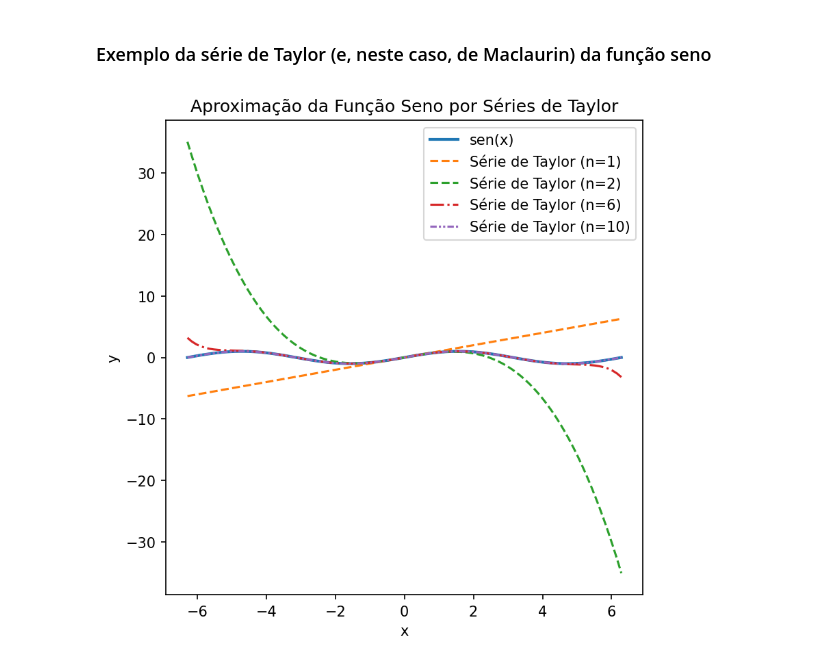
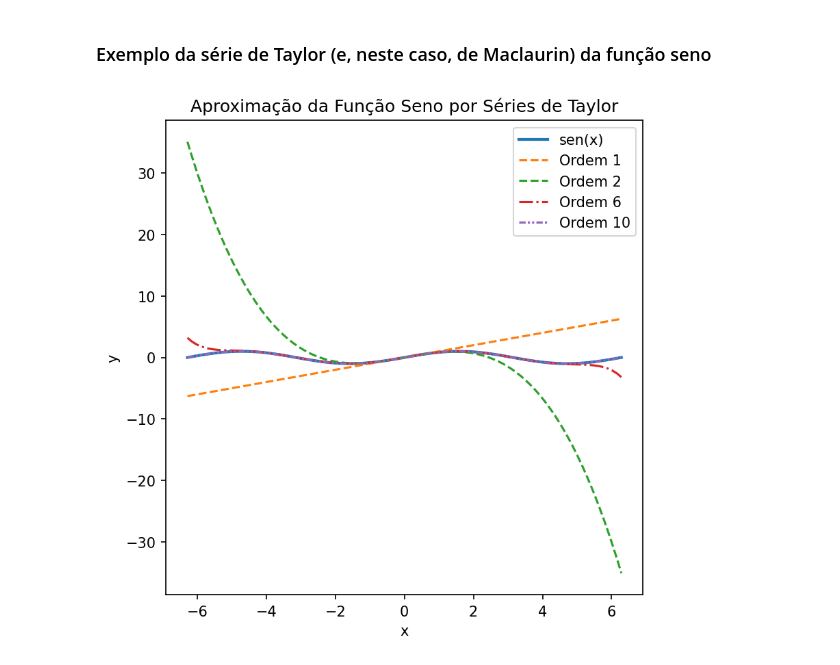
Before and after one commit to alaskaquefalta/CalculoBNotebook, a Jupyter notebook: CálculoB.ipynb, the cells around one changed output. Saved outputs shown, nothing was run; the diff lists cells and outputs as text; code cells hidden in the pictures.

Commit message:
Correção da legenda no último bloco de código.

```diff
--- a/CálculoB.ipynb
+++ b/CálculoB.ipynb
@@ -281,35 +281,35 @@ import math
 
 # 1. Definindo a função seno
 def seno(x):
     return np.sin(x)
 
 # 2. Definindo a série de Taylor do seno em torno de x=0 ( uma série de Maclaurin)
 def serie_taylor_seno(x, n):
     soma = 0
     for i in range(n):
         termo = ((-1)**i * x**(2*i + 1)) / math.factorial(2*i + 1)
         soma += termo
     return soma
 
 def serie_taylor(x, n):
     funcao = 0
 
 
 # 3. Valores de x para os quais queremos calcular a série
 x_vals = np.linspace(-2*np.pi, 2*np.pi, 100)
 
 # 4. Plotando a função original e a série de Taylor
 plt.figure(figsize=(6, 6), dpi=150)
 plt.plot(x_vals, seno(x_vals), label='sen(x)', linewidth=2)
-plt.plot(x_vals, serie_taylor_seno(x_vals, 1), label='Série de Taylor (n=1)', linestyle='--')
-plt.plot(x_vals, serie_taylor_seno(x_vals, 2), label='Série de Taylor (n=2)', linestyle='--')
-plt.plot(x_vals, serie_taylor_seno(x_vals, 6), label='Série de Taylor (n=6)', linestyle='-.')
-plt.plot(x_vals, serie_taylor_seno(x_vals, 10), label='Série de Taylor (n=10)', linestyle=(0, (3, 1, 1, 1, 1, 1)))
+plt.plot(x_vals, serie_taylor_seno(x_vals, 1), label='Ordem 1', linestyle='--')
+plt.plot(x_vals, serie_taylor_seno(x_vals, 2), label='Ordem 2', linestyle='--')
+plt.plot(x_vals, serie_taylor_seno(x_vals, 6), label='Ordem 6', linestyle='-.')
+plt.plot(x_vals, serie_taylor_seno(x_vals, 10), label='Ordem 10', linestyle=(0, (3, 1, 1, 1, 1, 1)))
 plt.xlabel('x')
 plt.ylabel('y')
 plt.title('Aproximação da Função Seno por Séries de Taylor')
 plt.legend()
 plt.grid(False)
 plt.show()
 # %% [output]
-[figure, old version]
+[figure, new version]
```
